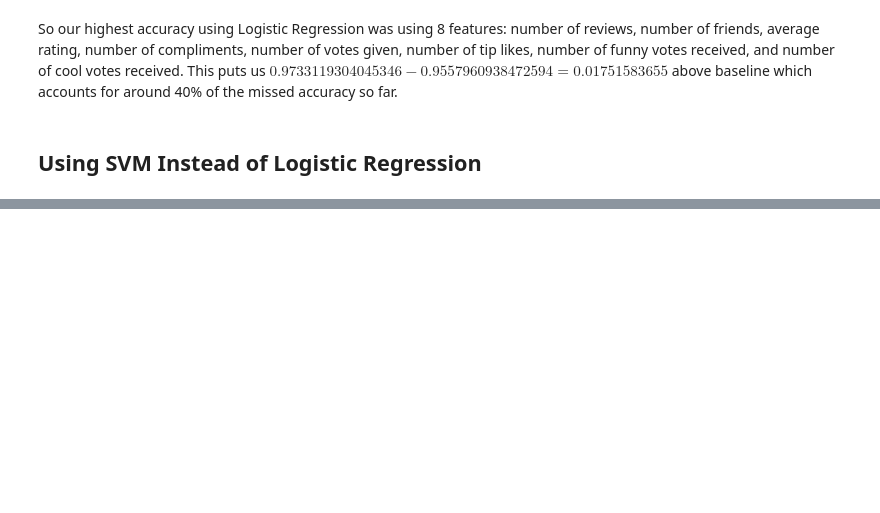
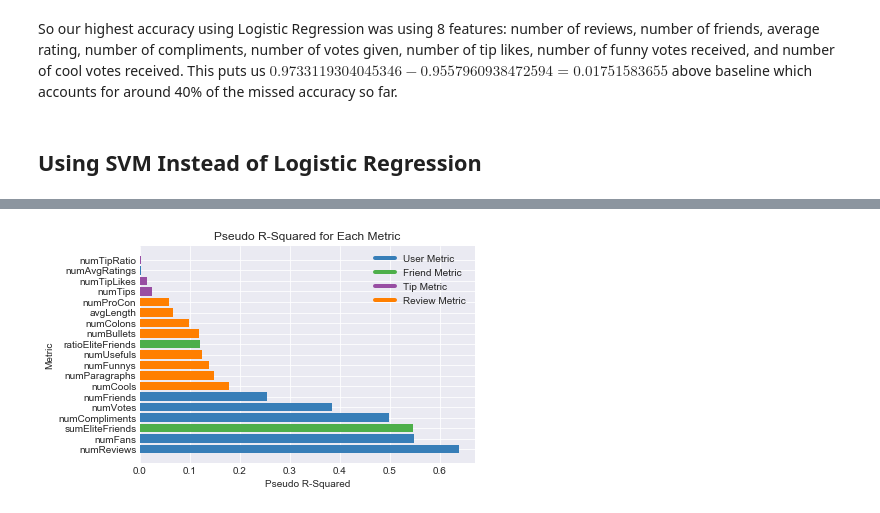
Before and after one commit to angela278/yelp-elite-predictions, a Jupyter notebook: Assignment 2.ipynb, the cells around one changed output, grey strips where cells are left out. Drawn from its saved outputs; the diff is of its cells as text; code cells hidden in the pictures; blank space fills up the shorter version.

```diff
--- a/Assignment 2.ipynb
+++ b/Assignment 2.ipynb
@@ -1024,0 +854,8 @@ print("Test accuracy was " + str(testAcc))
+# %%
+r = [0.6377,0.2536,0.4974,0.3832,0.5476,0.002275,0.5460,0.1193,0.02428,0.01398,0.0014,0.06551,0.1235,0.1374,0.1786,0.1477,0.1183,0.05768,0.09875]
+# %%
+metrics = pd.DataFrame({"Metric": m, "R-Squared": r})
+# %%
+metrics = metrics.sort_values('R-Squared', ascending=False)
+# %%
+metrics["Type"] = [1,1,2,1,1,1,4,4,4,4,2,4,4,4,4,3,3,1,3]
@@ -1024,0 +864,16 @@ print("Test accuracy was " + str(testAcc))
+# %%
+plt.style.use('seaborn-darkgrid')
+palette = plt.get_cmap('Set1')
+plt.barh(metrics["Metric"], metrics["R-Squared"], color=palette(metrics["Type"]))
+plt.xlabel("Pseudo R-Squared")
+plt.ylabel("Metric")
+plt.title("Pseudo R-Squared for Each Metric")
+custom_lines = [Line2D([0], [0], color=palette(1), lw=4),
+                Line2D([0], [0], color=palette(2), lw=4),
+                Line2D([0], [0], color=palette(3), lw=4),
+                Line2D([0], [0], color=palette(4), lw=4)]
+label = ["User Metric", "Friend Metric", "Tip Metric", "Review Metric"]
+plt.legend(custom_lines, label)
+plt.show()
+# %% [output]
+[figure, added]
```
Also changed, not shown: parts of 60 cells of this notebook.
